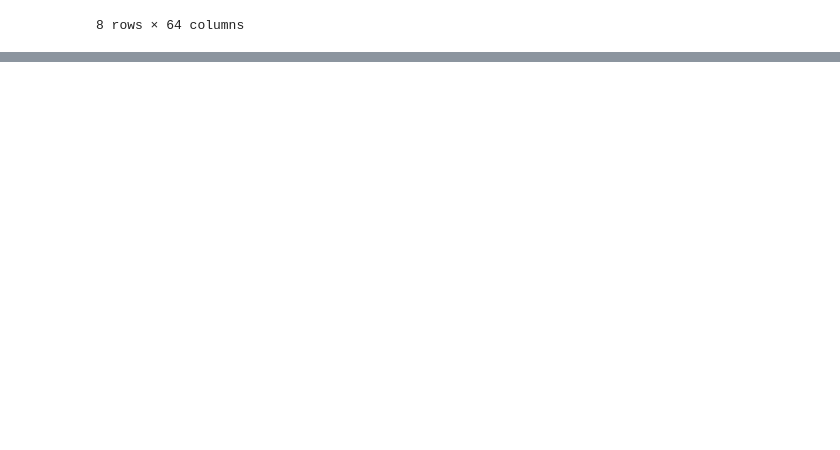
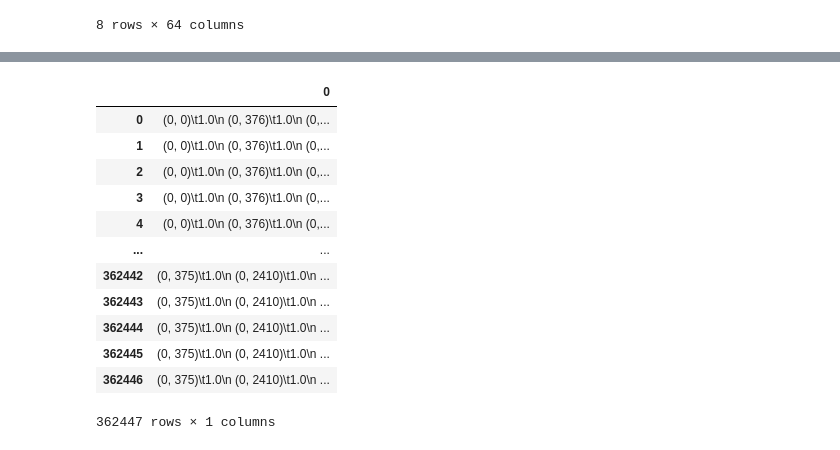
Before and after one commit to timosean/ML-playground, a Jupyter notebook: data_processing/assignment1.ipynb, the cells around one changed output, grey strips where cells are left out. Saved outputs shown, nothing was run; the diff lists cells and outputs as text; code cells hidden in the pictures; blank space fills up the shorter version.

```diff
--- a/data_processing/assignment1.ipynb
+++ b/data_processing/assignment1.ipynb
@@ -33,0 +243,24 @@ nfl.describe()
+# %%
+#One-Hot Encoding도 해보기
+from sklearn.preprocessing import OneHotEncoder
+
+enc = OneHotEncoder()
+oh_nfl = nfl.copy()
+
+oh_nfl = enc.fit_transform(oh_nfl)
+# %%
+oh_nfl
+# %% [output]
+|  | 0 |
+| 0 | (0, 0)\t1.0\n (0, 376)\t1.0\n (0,... |
+| 1 | (0, 0)\t1.0\n (0, 376)\t1.0\n (0,... |
+| 2 | (0, 0)\t1.0\n (0, 376)\t1.0\n (0,... |
+| 3 | (0, 0)\t1.0\n (0, 376)\t1.0\n (0,... |
+| 4 | (0, 0)\t1.0\n (0, 376)\t1.0\n (0,... |
+| ... | ... |
+| 362442 | (0, 375)\t1.0\n (0, 2410)\t1.0\n ... |
+| 362443 | (0, 375)\t1.0\n (0, 2410)\t1.0\n ... |
+| 362444 | (0, 375)\t1.0\n (0, 2410)\t1.0\n ... |
+| 362445 | (0, 375)\t1.0\n (0, 2410)\t1.0\n ... |
+| 362446 | (0, 375)\t1.0\n (0, 2410)\t1.0\n ... |
+362447 rows × 1 columns
```
Also changed, not shown: parts of 13 cells of this notebook, 1 other file.
